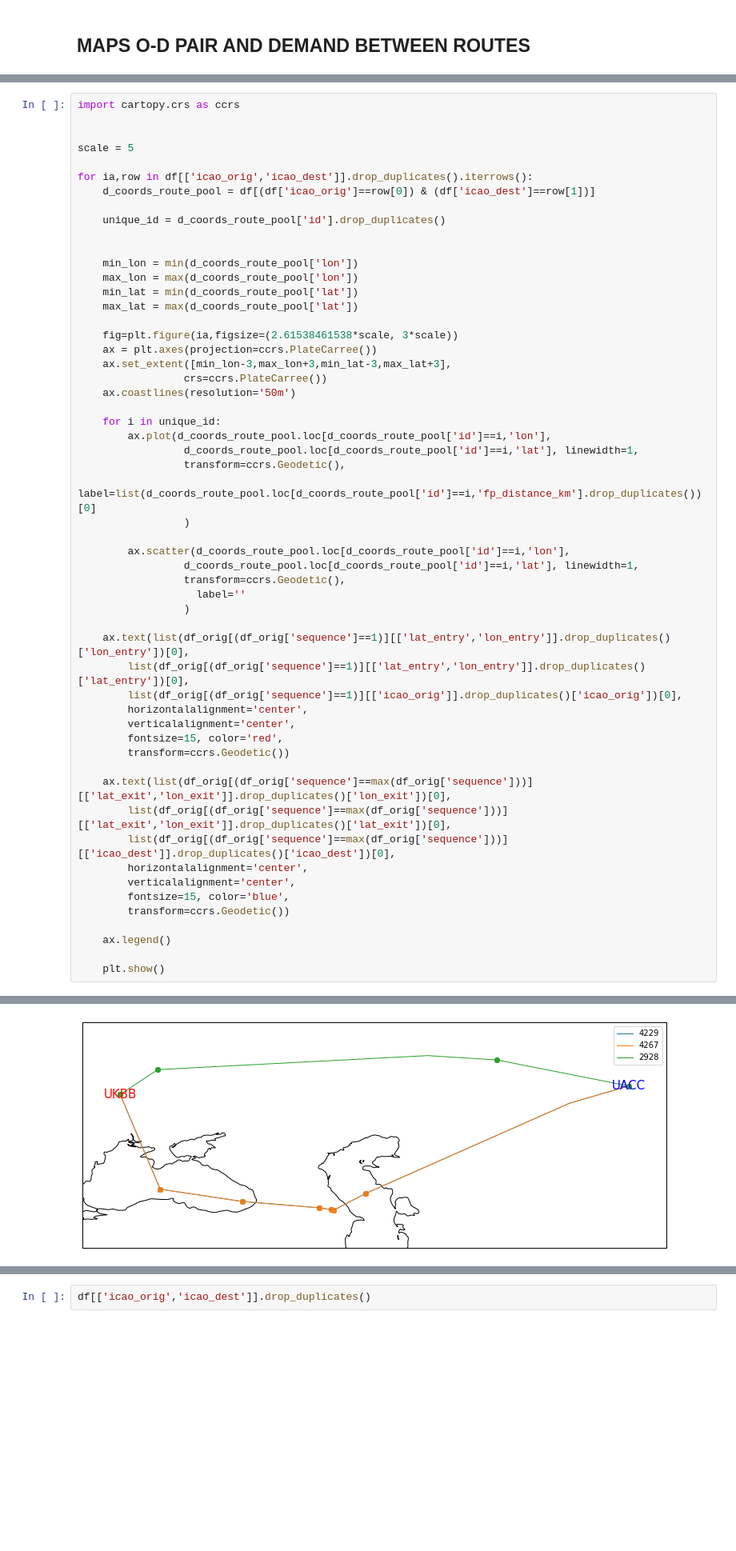
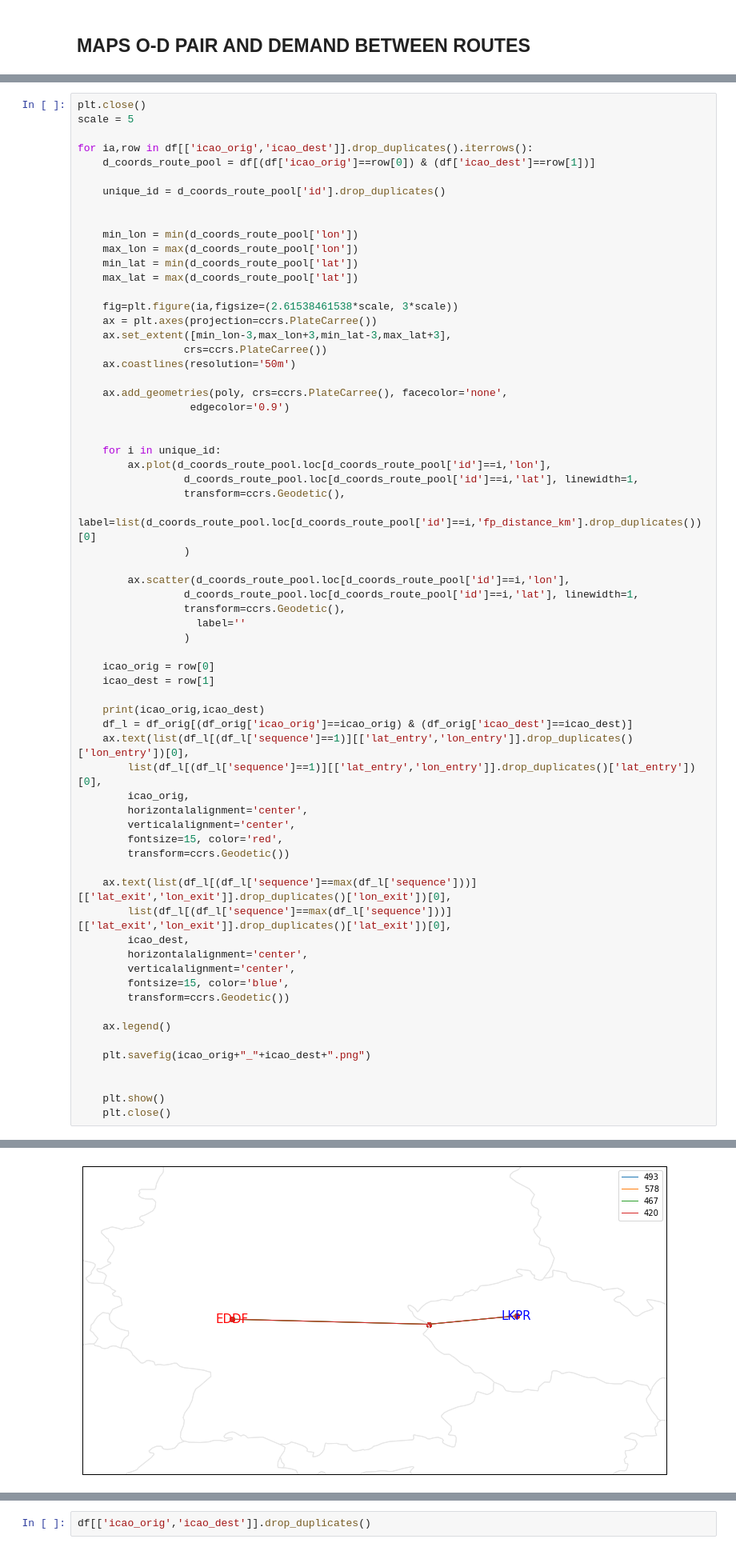
Before and after one commit to GGurtner/domino-validation, a Jupyter notebook: routes_plots.ipynb, the cells around one changed output, grey strips where cells are left out. Shown at 80% size. Drawn from its saved outputs; the diff is of its cells as text; blank space fills up the shorter version.

Commit message:
new plots

```diff
--- a/routes_plots.ipynb
+++ b/routes_plots.ipynb
@@ -87,9 +113,7 @@ df_orig[['id','icao_orig','icao_dest','sequence','fp_distance_km','lat_exit','lo
 # %% [output]
 DB connection to 127.0.0.1 with ssh tunneling through archdb.fst.westminster.ac.uk
 # %%
-import cartopy.crs as ccrs
-
-
+plt.close()
 scale = 5
 
 for ia,row in df[['icao_orig','icao_dest']].drop_duplicates().iterrows():
@@ -109,6 +133,10 @@ for ia,row in df[['icao_orig','icao_dest']].drop_duplicates().iterrows():
                  crs=ccrs.PlateCarree())
     ax.coastlines(resolution='50m')
 
+    ax.add_geometries(poly, crs=ccrs.PlateCarree(), facecolor='none',
+                  edgecolor='0.9')
+
+
     for i in unique_id:
         ax.plot(d_coords_route_pool.loc[d_coords_route_pool['id']==i,'lon'],
                  d_coords_route_pool.loc[d_coords_route_pool['id']==i,'lat'], linewidth=1,
@@ -122,17 +150,22 @@ for ia,row in df[['icao_orig','icao_dest']].drop_duplicates().iterrows():
                    label=''
                  )
 
-    ax.text(list(df_orig[(df_orig['sequence']==1)][['lat_entry','lon_entry']].drop_duplicates()['lon_entry'])[0],
-        list(df_orig[(df_orig['sequence']==1)][['lat_entry','lon_entry']].drop_duplicates()['lat_entry'])[0],
-        list(df_orig[(df_orig['sequence']==1)][['icao_orig']].drop_duplicates()['icao_orig'])[0],
+    icao_orig = row[0]
+    icao_dest = row[1]
+
+    print(icao_orig,icao_dest)
+    df_l = df_orig[(df_orig['icao_orig']==icao_orig) & (df_orig['icao_dest']==icao_dest)]
+    ax.text(list(df_l[(df_l['sequence']==1)][['lat_entry','lon_entry']].drop_duplicates()['lon_entry'])[0],
+        list(df_l[(df_l['sequence']==1)][['lat_entry','lon_entry']].drop_duplicates()['lat_entry'])[0],
+        icao_orig,
         horizontalalignment='center',
         verticalalignment='center',
         fontsize=15, color='red',
         transform=ccrs.Geodetic())
 
-    ax.text(list(df_orig[(df_orig['sequence']==max(df_orig['sequence']))][['lat_exit','lon_exit']].drop_duplicates()['lon_exit'])[0],
-        list(df_orig[(df_orig['sequence']==max(df_orig['sequence']))][['lat_exit','lon_exit']].drop_duplicates()['lat_exit'])[0],
-        list(df_orig[(df_orig['sequence']==max(df_orig['sequence']))][['icao_dest']].drop_duplicates()['icao_dest'])[0],
+    ax.text(list(df_l[(df_l['sequence']==max(df_l['sequence']))][['lat_exit','lon_exit']].drop_duplicates()['lon_exit'])[0],
+        list(df_l[(df_l['sequence']==max(df_l['sequence']))][['lat_exit','lon_exit']].drop_duplicates()['lat_exit'])[0],
+        icao_dest,
         horizontalalignment='center',
         verticalalignment='center',
         fontsize=15, color='blue',
@@ -140,5 +173,9 @@ for ia,row in df[['icao_orig','icao_dest']].drop_duplicates().iterrows():
 
     ax.legend()
 
+    plt.savefig(icao_orig+"_"+icao_dest+".png")
+
+
     plt.show()
+    plt.close()
 # %% [output]
@@ -145 +183 @@ for ia,row in df[['icao_orig','icao_dest']].drop_duplicates().iterrows():
-[figure, old version]
+[figure, new version]
```
Also changed, not shown: parts of 5 cells of this notebook.
